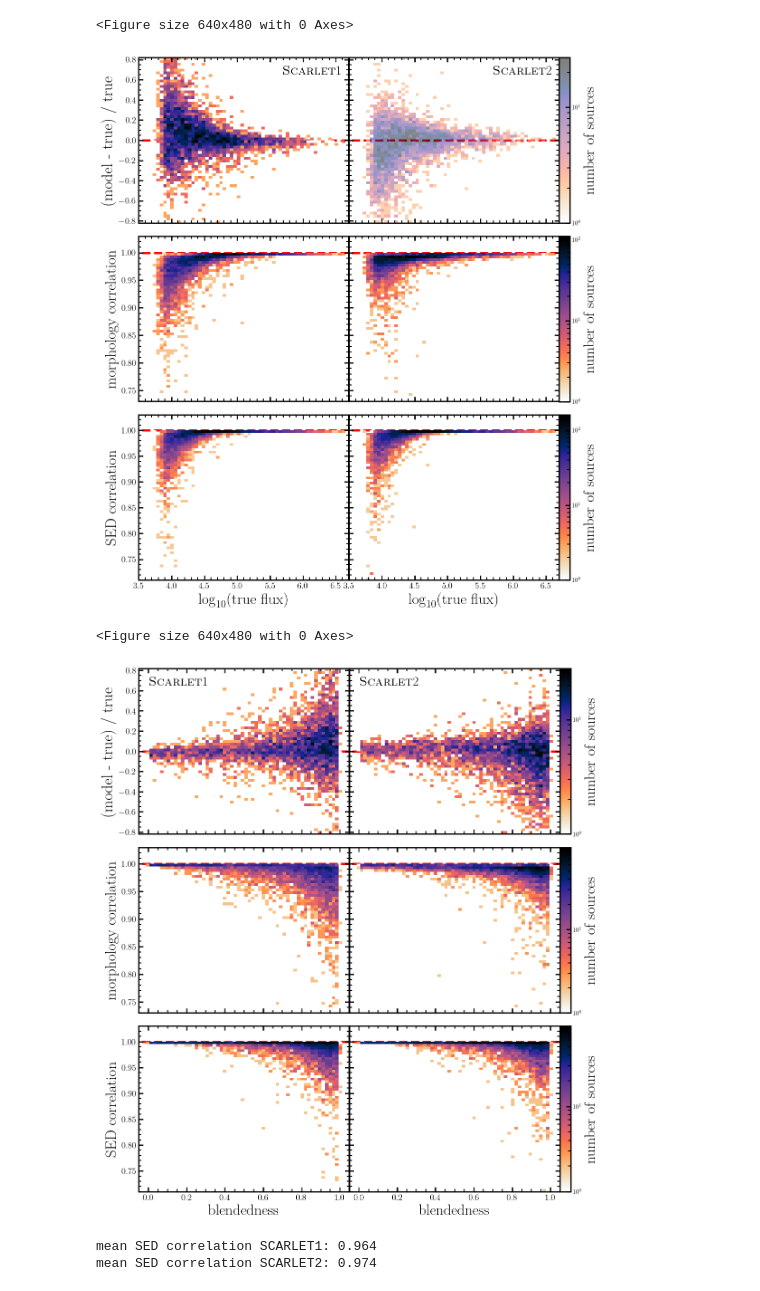
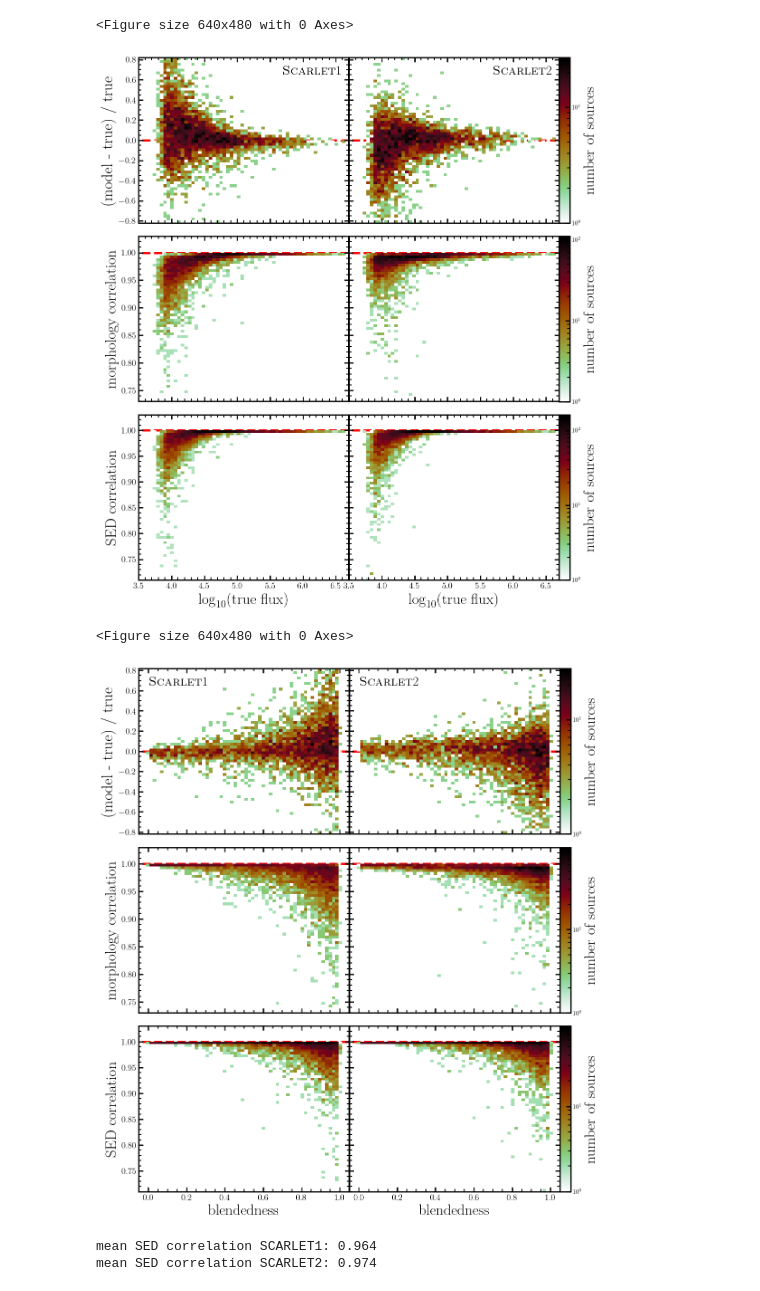
Before and after one commit to SampsonML/sampson2023_neural_scarlet, a Jupyter notebook: loaded_plotter.ipynb, the cells around one changed output. Drawn from its saved outputs; the diff is of its cells as text; code cells hidden in the pictures.

```diff
--- a/loaded_plotter.ipynb
+++ b/loaded_plotter.ipynb
@@ -66,7 +66,7 @@ b6 = np.load(PREFIX + NAME + '_b6.npy')
 # ------------------------------------------------ #
 # plot 1: error metrics as a function of true flux #
 # ------------------------------------------------ #
-cMAP = cmr.get_sub_cmap("cmr.torch_r", 0.0, 0.99)#'cmr.chroma'
+cMAP = cmr.get_sub_cmap("cmr.apple_r", 0.0, 0.99)#'cmr.chroma'
 #cMAP = 'cmr.rainforest_r'
 lw = 3.5
 low_x = 3.5
@@ -203,34 +203,34 @@ im3 = plt.hist2d(x6, y6, [bins,bins],
                 cmin=1,
                 norm=colors.LogNorm(vmin=min3, vmax=max3))
                 #vmax=max3)
 plt.ylim(.71, 1.03)
 plt.xlim(low_x, hi_x)
 plt.xlabel(r'$\log_{10}$(true flux)',fontsize=24)
 
 plt.subplots_adjust(wspace=.0, hspace=.08)
 #plt.colorbar(im3[3], orientation="vertical",fraction=0.07,anchor=(5.0,0.0))
 cbar_ax = fig.add_axes([0.9, 0.11, 0.02, 0.2438])
 cbar = plt.colorbar(im3[3], cax=cbar_ax)
 cbar.set_label(r'number of sources',fontsize=24)
 
 cbar_ax2 = fig.add_axes([0.9, 0.373, 0.02, 0.2438])
 cbar2 = plt.colorbar(im2[3], cax=cbar_ax2)
 cbar2.set_label(r'number of sources',fontsize=24)
 
 cbar_ax2 = fig.add_axes([0.9, 0.6363, 0.02, 0.2438])
 cbar2 = plt.colorbar(im1[3], cax=cbar_ax2)
 cbar2.set_label(r'number of sources',fontsize=24)
 
 prior = 'HSC'
 name = 'LOADED_flux_' + str(prior) + '_flux_specWeight_' + str(spec_weight) + '_nTrials_' + str(num_trials) + '.pdf'
 name2 = 'LOADED_flux_' + str(prior) + '_flux_specWeight_' + str(spec_weight) +'_nTrials_' + str(num_trials) + '.png'
 plt.savefig(name, bbox_inches='tight',dpi=200)
 plt.savefig(name2, bbox_inches='tight',dpi=200)
 
 plt.show()
 # %% [output]
 <Figure size 640x480 with 0 Axes>
-[figure, old version]
+[figure, new version]
 # %%
 # ------------------------------------------------------- #
 # plot 2: error metrics as a function of true blendedness #
@@ -385,7 +385,7 @@ plt.savefig(name2, bbox_inches='tight',dpi=200)
 plt.show()
 # %% [output]
 <Figure size 640x480 with 0 Axes>
-[figure, old version]
+[figure, new version]
 # %%
 print(f'mean SED correlation SCARLET1: {np.mean(y5):.3f}')
 print(f'mean SED correlation SCARLET2: {np.mean(y6):.3f}')
```
